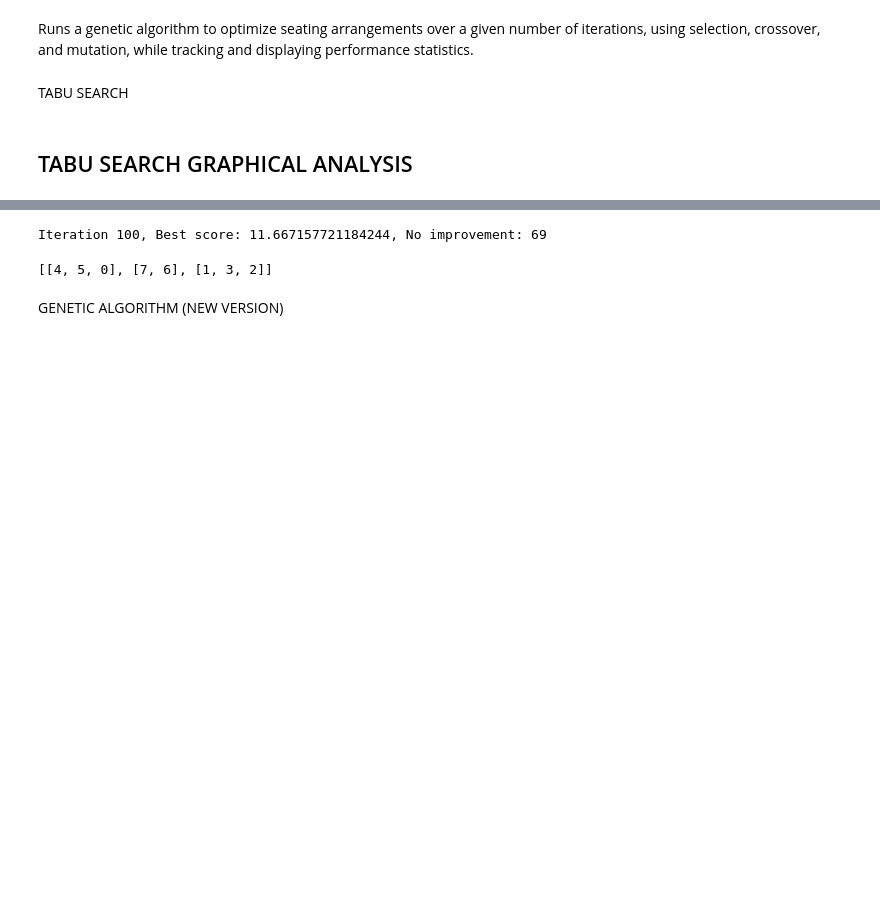
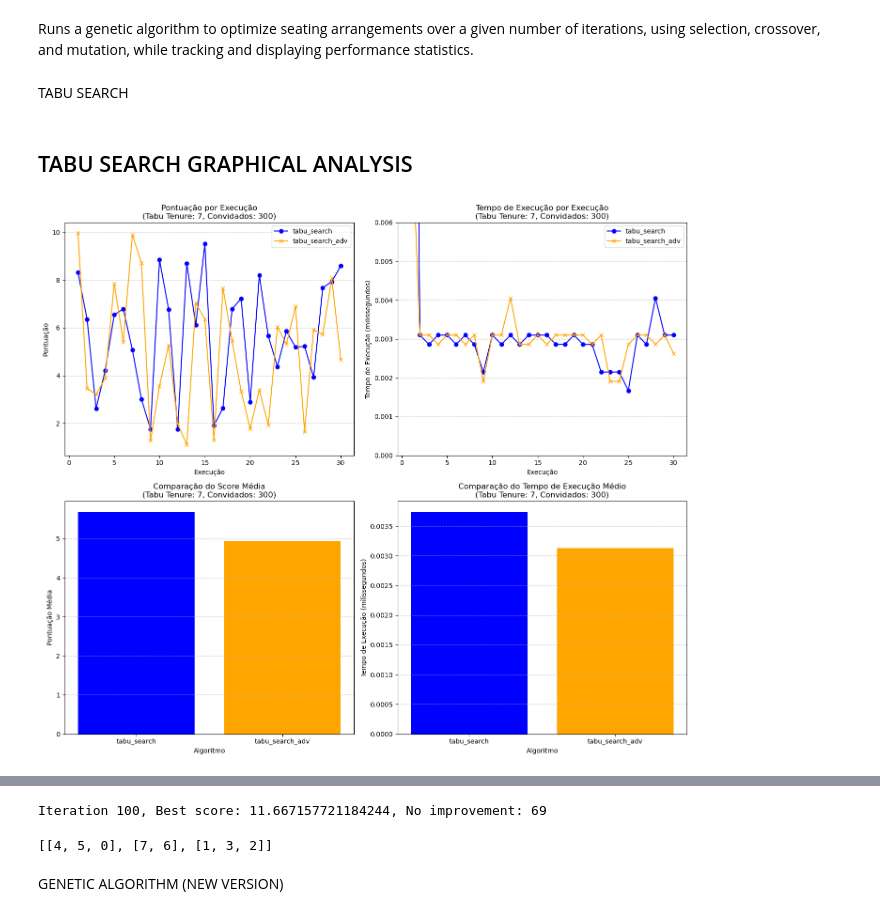
Before and after one commit to Ricardo-Parreira/Wedding_Seating_Problem-AI, a Jupyter notebook: project_notebook.ipynb, the cells around one changed output, grey strips where cells are left out. Cells and saved outputs as stored; diff of their text form; code cells hidden in the pictures; blank space fills up the shorter version.

```diff
--- a/project_notebook.ipynb
+++ b/project_notebook.ipynb
@@ -739,0 +863,81 @@ plt.show()
+# %%
+import time
+import matplotlib.pyplot as plt
+import numpy as np
+
+
+constant_nguests = 300
+preferences_300 = random_preferences(constant_nguests)
+
+# Parâmetros
+seats_per_table = 10
+tabu_tenure = 7  # Tenure fixo do tabu para a comparação
+num_runs = 30  # Número aumentado de execuções para uma comparação mais robusta
+max_iterations = 100000  # Número maior de iterações para aumentar o tempo total de execução
+
+results_tabu_search = {'scores': [], 'times': []}
+results_tabu_search_adv = {'scores': [], 'times': []}
+
+for run in range(num_runs):
+    start_time = time.time()
+
+    for _ in range(10):
+        solution, final_score, avg_no_improve = tabu_search(preferences_300, seats_per_table, max_iterations=max_iterations, tabu_tenure=tabu_tenure)
+
+    end_time = time.time()
+    results_tabu_search['scores'].append(final_score)
+    results_tabu_search['times'].append((end_time - start_time) * 1000)
+
+    start_time = time.time()
+
+    for _ in range(10):
+        solution, final_score, avg_no_improve = tabu_search_adv(preferences_300, seats_per_table, max_iterations=max_iterations, tabu_tenure=tabu_tenure)
+
+    end_time = time.time()
+    results_tabu_search_adv['scores'].append(final_score)
+    results_tabu_search_adv['times'].append((end_time - start_time) * 1000)  # Tempo em milissegundos
+
+avg_score_tabu_search = np.mean(results_tabu_search['scores'])
+avg_time_tabu_search = np.mean(results_tabu_search['times'])
+avg_score_tabu_search_adv = np.mean(results_tabu_search_adv['scores'])
+avg_time_tabu_search_adv = np.mean(results_tabu_search_adv['times'])
+
+
+fig, ax = plt.subplots(2, 2, figsize=(14, 12))
+
+ax[0, 0].plot(range(1, num_runs+1), results_tabu_search['scores'], label='tabu_search', color='blue', marker='o')
+ax[0, 0].plot(range(1, num_runs+1), results_tabu_search_adv['scores'], label='tabu_search_adv', color='orange', marker='x')
+ax[0, 0].set_title(f"Pontuação por Execução\n(Tabu Tenure: {tabu_tenure}, Convidados: {constant_nguests})")
+ax[0, 0].set_xlabel("Execução")
+ax[0, 0].set_ylabel("Pontuação")
+ax[0, 0].legend()
+ax[0, 0].grid(True, axis='y', linestyle='--', alpha=0.7)
+
+ax[0, 1].plot(range(1, num_runs+1), results_tabu_search['times'], label='tabu_search', color='blue', marker='o')
+ax[0, 1].plot(range(1, num_runs+1), results_tabu_search_adv['times'], label='tabu_search_adv', color='orange', marker='x')
+ax[0, 1].set_title(f"Tempo de Execução por Execução\n(Tabu Tenure: {tabu_tenure}, Convidados: {constant_nguests})")
+ax[0, 1].set_xlabel("Execução")
+ax[0, 1].set_ylabel("Tempo de Execução (milissegundos)")
+ax[0, 1].legend()
+ax[0, 1].grid(True, axis='y', linestyle='--', alpha=0.7)
+
+ax[0, 1].set_ylim(0, 0.006)
+ax[1, 0].bar(['tabu_search', 'tabu_search_adv'], [avg_score_tabu_search, avg_score_tabu_search_adv], color=['blue', 'orange'])
+ax[1, 0].set_title(f"Comparação do Score Média\n(Tabu Tenure: {tabu_tenure}, Convidados: {constant_nguests})")
+ax[1, 0].set_ylabel("Pontuação Média")
+ax[1, 0].set_xlabel("Algoritmo")
+ax[1, 0].grid(True, axis='y', linestyle='--', alpha=0.7)
+
+ax[1, 1].bar(['tabu_search', 'tabu_search_adv'], [avg_time_tabu_search, avg_time_tabu_search_adv], color=['blue', 'orange'])
+ax[1, 1].set_title(f"Comparação do Tempo de Execução Médio\n(Tabu Tenure: {tabu_tenure}, Convidados: {constant_nguests})")
+ax[1, 1].set_ylabel("Tempo de Execução (milissegundos)")
+ax[1, 1].set_xlabel("Algoritmo")
+ax[1, 1].grid(True, axis='y', linestyle='--', alpha=0.7)
+
+plt.tight_layout()
+plt.show()
+
+print(f"Tabu Search - Pontuação Média: {avg_score_tabu_search:.4f}, Tempo de Execução Médio: {avg_time_tabu_search:.4f} ms")
+print(f"Tabu Search Adv - Pontuação Média: {avg_score_tabu_search_adv:.4f}, Tempo de Execução Médio: {avg_time_tabu_search_adv:.4f} ms")
+# %% [output]
+[figure, added]
```
Also changed, not shown: parts of 7 cells of this notebook.
